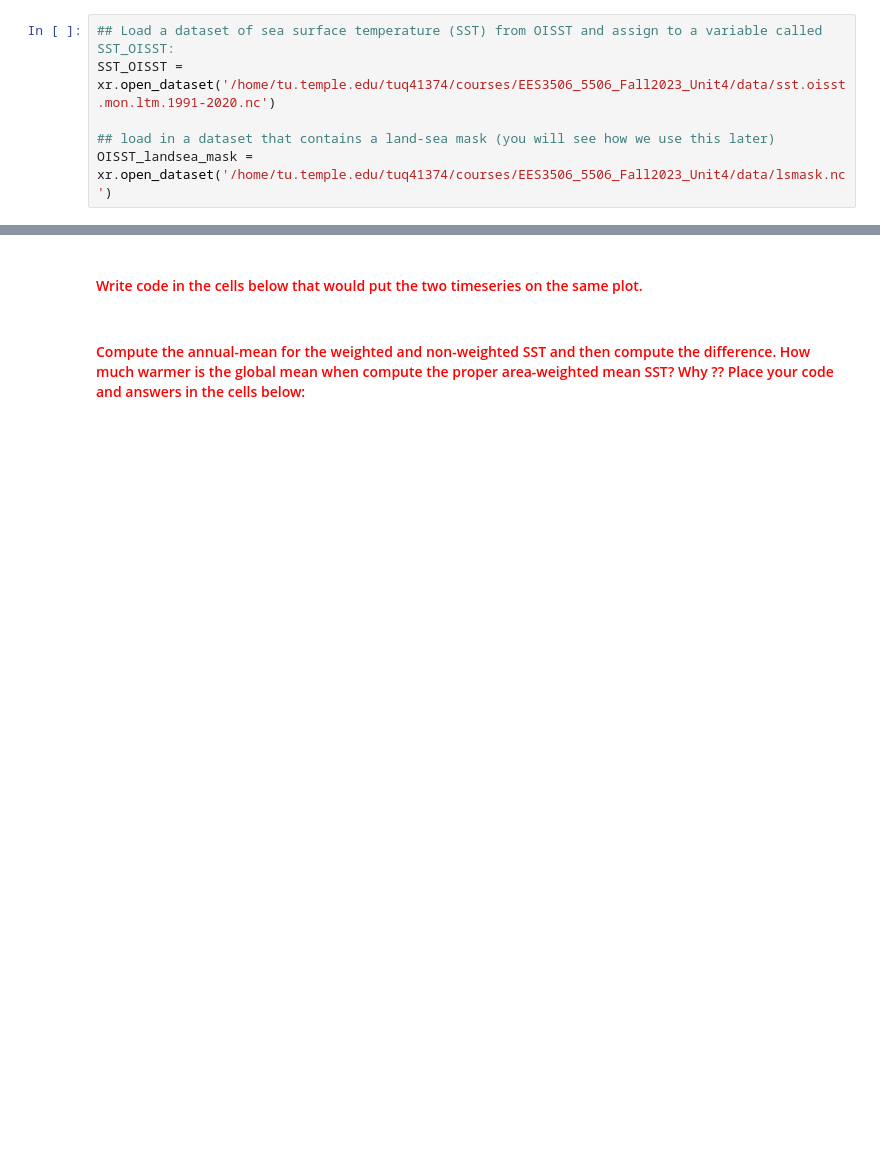
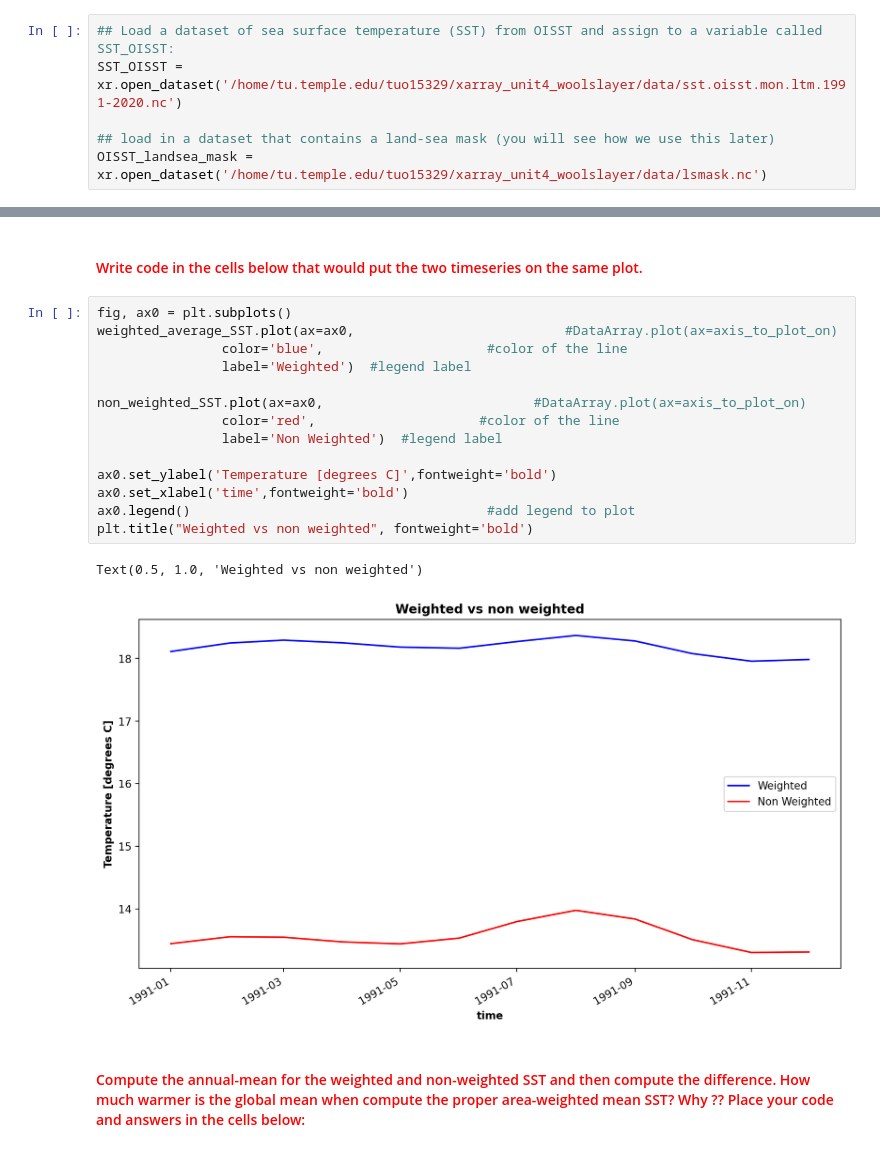
Before and after one commit to EES-3506-5506/xarray_unit4_woolslayer, a Jupyter notebook: notebooks/Weighted_Averages_Spatial.ipynb, the cells around one changed output, grey strips where cells are left out. Cells and saved outputs as stored; diff of their text form; blank space fills up the shorter version.

```diff
--- a/notebooks/Weighted_Averages_Spatial.ipynb
+++ b/notebooks/Weighted_Averages_Spatial.ipynb
@@ -32,7 +32,7 @@ import momlevel as ml
 plt.rcParams['figure.figsize'] = 12,6
 # %%
 ## Load a dataset of sea surface temperature (SST) from OISST and assign to a variable called SST_OISST:
-SST_OISST = xr.open_dataset('/home/tu.temple.edu/tuq41374/courses/EES3506_5506_Fall2023_Unit4/data/sst.oisst.mon.ltm.1991-2020.nc')
+SST_OISST = xr.open_dataset('/home/tu.temple.edu/tuo15329/xarray_unit4_woolslayer/data/sst.oisst.mon.ltm.1991-2020.nc')
 
 ## load in a dataset that contains a land-sea mask (you will see how we use this later)
-OISST_landsea_mask = xr.open_dataset('/home/tu.temple.edu/tuq41374/courses/EES3506_5506_Fall2023_Unit4/data/lsmask.nc')
+OISST_landsea_mask = xr.open_dataset('/home/tu.temple.edu/tuo15329/xarray_unit4_woolslayer/data/lsmask.nc')
@@ -158,5 +219,22 @@ non_weighted_SST.plot()
 [figure]
 # %% [markdown]
 #### <span style="color:red"> Write code in the cells below that would put the two timeseries on the same plot.
+# %%
+fig, ax0 = plt.subplots()
+weighted_average_SST.plot(ax=ax0,                           #DataArray.plot(ax=axis_to_plot_on)
+                color='blue',                     #color of the line
+                label='Weighted')  #legend label
+
+non_weighted_SST.plot(ax=ax0,                           #DataArray.plot(ax=axis_to_plot_on)
+                color='red',                     #color of the line
+                label='Non Weighted')  #legend label
+
+ax0.set_ylabel('Temperature [degrees C]',fontweight='bold')
+ax0.set_xlabel('time',fontweight='bold')
+ax0.legend()                                      #add legend to plot
+plt.title("Weighted vs non weighted", fontweight='bold')
+# %% [output]
+Text(0.5, 1.0, 'Weighted vs non weighted')
+[figure, added]
 # %% [markdown]
 #### <span style="color:red"> Compute the annual-mean for the weighted and non-weighted SST and then compute the difference. How much warmer is the global mean when compute the proper area-weighted mean SST? Why ?? Place your code and answers in the cells below:
```
Also changed, not shown: parts of 7 cells of this notebook.
